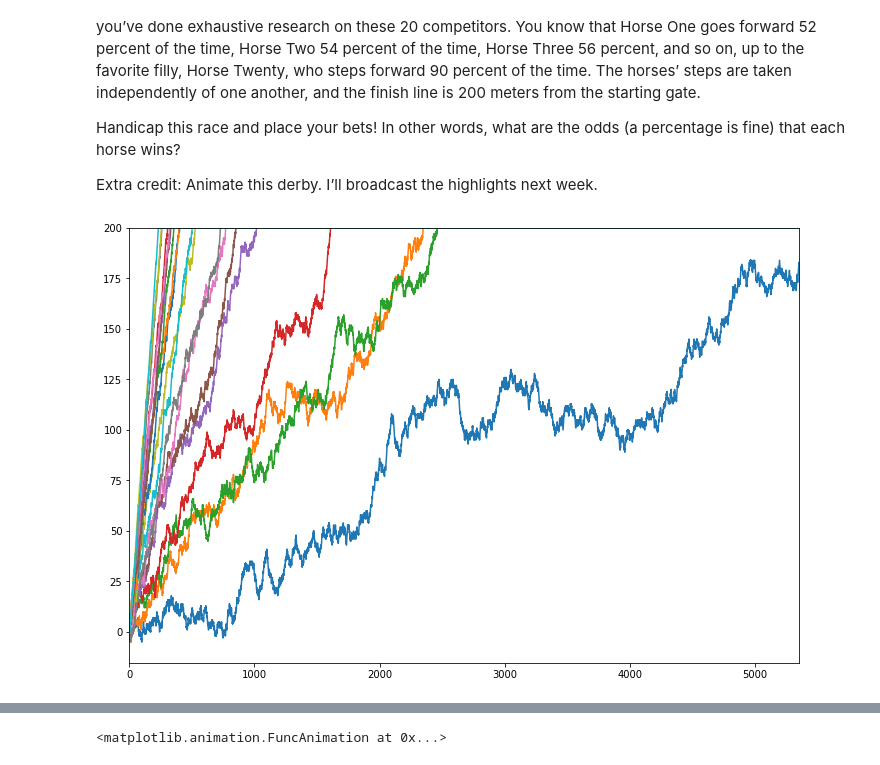
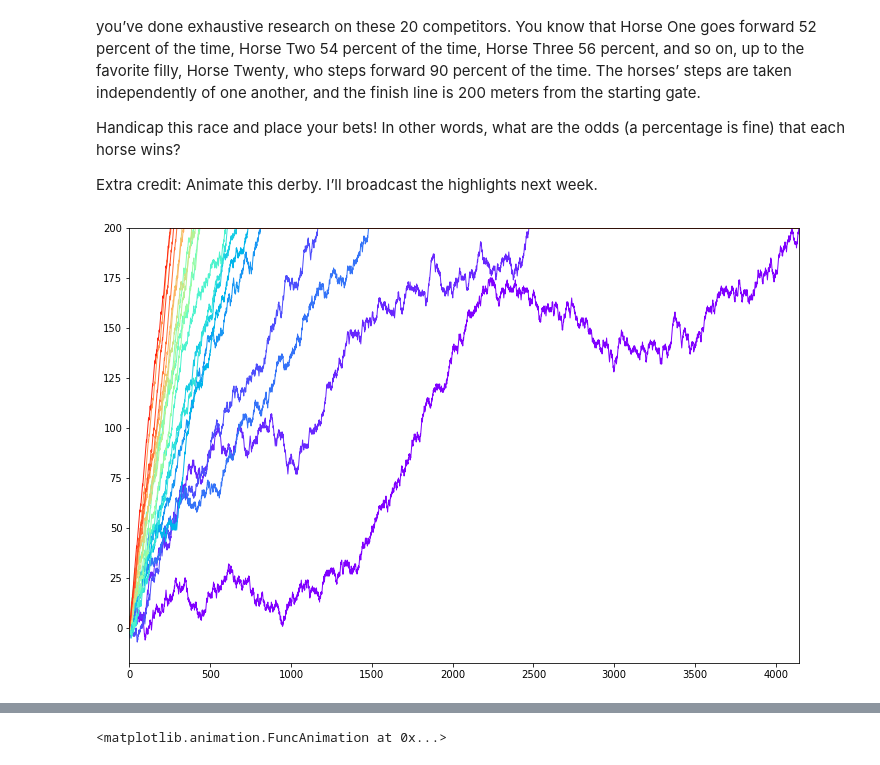
Before and after one commit to andrewzwicky/puzzles, a Jupyter notebook: FiveThirtyEightRiddler/2017-05-05/classic_derby.ipynb, the cells around one changed output, grey strips where cells are left out. Saved outputs shown, nothing was run; the diff lists cells and outputs as text; code cells hidden in the pictures.

Commit message:
updated derby post

```diff
--- a/FiveThirtyEightRiddler/2017-05-05/classic_derby.ipynb
+++ b/FiveThirtyEightRiddler/2017-05-05/classic_derby.ipynb
@@ -33,7 +46,7 @@ class Horse:
 
     def take_step(self, race_distance):
         if not self.finished:
-            if random.randrange(100) < self.odds:
+            if random.random() < self.odds:
                 self.position += self.step
                 if self.position >= race_distance:
                     self.position = race_distance
@@ -60,23 +73,24 @@ class Race:
     def num_horses(self):
         return len(self.horses)
 # %%
-ODDS = [50+2*i for i in range(1, 21)]
+ODDS = [.5 + .02*i for i in range(1, 21)]
 LENGTH = 200
+CMAP = cm.ScalarMappable(col.Normalize(0, len(ODDS)), cm.rainbow)
 # %%
 derby = Race(ODDS,LENGTH)
 derby.run_race()
 # %%
-def plot_positions(race):
+def plot_positions(race, cmap):
     fig, ax = plt.subplots(figsize=(12, 8))
 
-    for h in results:
-        ax.plot(h)
+    for i, h in enumerate(list(zip(*race.results))):
+        ax.plot(h, color=cmap.to_rgba(i), linewidth=1)
 
     ymin,ymax = ax.get_ylim()
     ax.set_ylim(ymin, race.distance)
     ax.set_xlim(0, race.race_time())
     plt.show()
 # %%
-plot_positions(derby)
+plot_positions(derby, CMAP)
 # %% [output]
-[figure, old version]
+[figure, new version]
```
Also changed, not shown: parts of 29 cells of this notebook.
